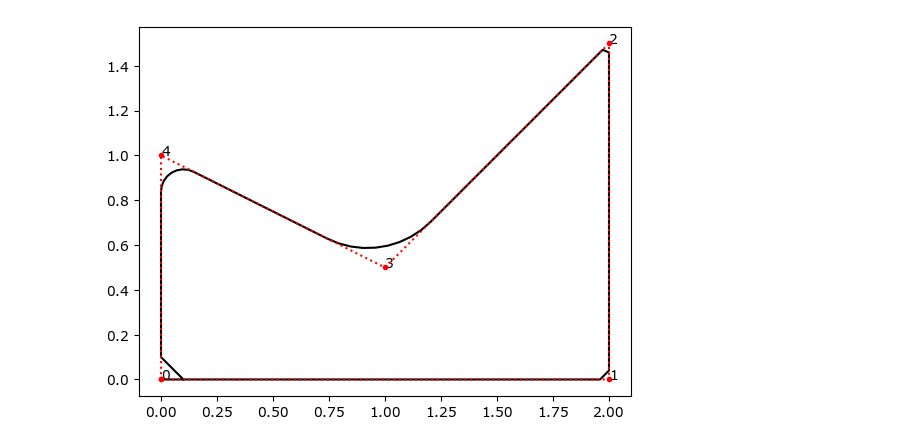
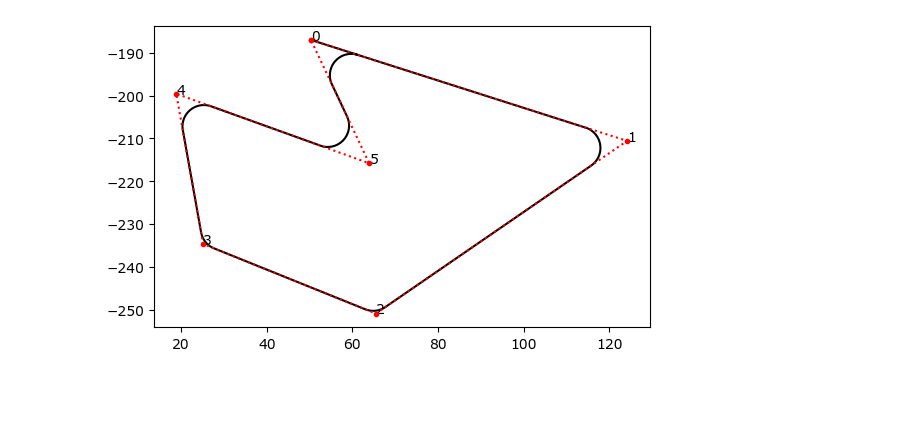
Before and after one commit to RichardPotthoff/myrepo, a Jupyter notebook: polygon_fillet.ipynb, the cells around one changed output. Drawn from its saved outputs; the diff is of its cells as text; code cells hidden in the pictures; blank space fills up the shorter version.

Commit message:
add svg to polygon conversion and test.svg

```diff
--- a/polygon_fillet.ipynb
+++ b/polygon_fillet.ipynb
@@ -68,22 +68,30 @@ def polygon2TurtlePath(p,r=0,chamfer=False,max_cutoff_ratio=0.5,skip_cutoff=True
         yield(0.0,a/2)
       else:  #fillet
         yield (r*abs(a),a)
+# %%
+from xml.dom import minidom
+from svg.path import parse_path
+
+doc = minidom.parse('test.svg')
+
+path_index=1# pick the second path in the file
+
+parsed_path=parse_path(doc.getElementsByTagName('path')[path_index].getAttribute('d'))
+#only use the start points of segments with a length <>0
+polygon=np.array([l.start.conjugate() for l in parsed_path if abs(l.start-l.end)>1e-6])#filter zero-length lines
 # %%
-polygon=np.array([0+0j,2+0j,2+1.5j,1+0.5j,0+1j])
 n=len(polygon)
 loop=np.arange(n+1)%n#add last point to the end
 plt.plot(polygon[loop].real,polygon[loop].imag,'r.:',zorder=5)
 for i, p in enumerate(polygon):
     plt.annotate(f'{i}', (p.real, p.imag))
     pass
 turtlePath=list(polygon2TurtlePath(polygon,
-        r=np.array([0.1,0.1,0.4,0.1,0.1]),
-        chamfer=[True,True,False,False,True],
-        max_cutoff_ratio=np.array([0.5,0.02,0.5,0.5,0.5]),
+        r=5,
         skip_cutoff=False))
 p0,p1=polygon[:2]
 phs=np.array(list(turtlePath2Points(turtlePath,p0=p0,a0=p1-p0,offs=0.0,tol=0.001,return_start_point=True) ))
 plt.gca().set_aspect('equal')
 plt.plot(phs.real,phs.imag,'k-',zorder=1);
 # %% [output]
-[figure, old version]
+[figure, new version]
```
Also changed, not shown: parts of 1 cell of this notebook, 1 other file.
